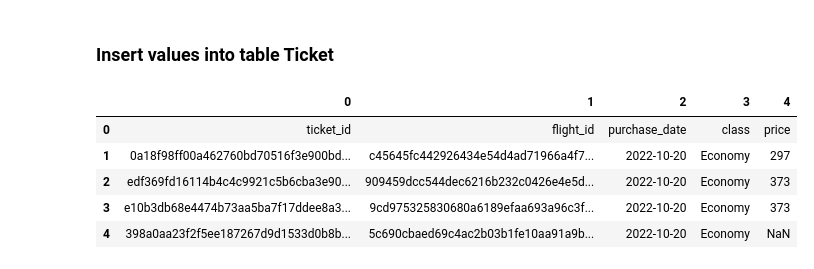
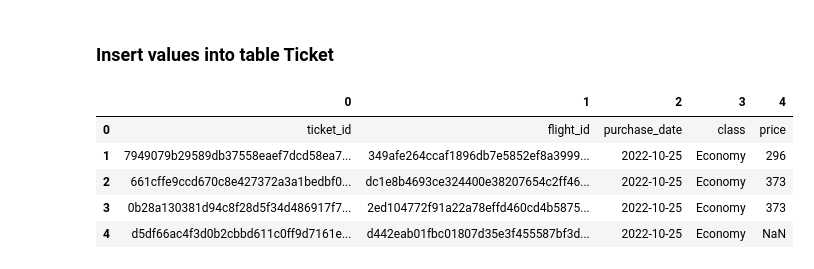
Before and after one commit to kurt980/HistoFlight2023, a Jupyter notebook: mysql/connectmysql.ipynb, the cells around one changed output. Drawn from its saved outputs; the diff is of its cells as text; code cells hidden in the pictures.

```diff
--- a/mysql/connectmysql.ipynb
+++ b/mysql/connectmysql.ipynb
@@ -219,15 +157,15 @@ conn.close()
 # %% [markdown]
 ### Insert values into table Ticket
 # %%
-df_ticket = pd.read_csv("E:\\UIUC\\CS411 Database Systems\\fa22-cs411-A-team047-Pepsi\\data\\2022.10.20-24\\ticket.csv",header=None)
+df_ticket = pd.read_csv("E:\\UIUC\\CS411 Database Systems\\fa22-cs411-A-team047-Pepsi\\data\\2022.10.25\\ticket.csv",header=None)
 df_ticket.head()
 # %% [output]
 |  | 0 | 1 | 2 | 3 | 4 |
 | 0 | ticket_id | flight_id | purchase_date | class | price |
-| 1 | 0a18f98ff00a462760bd70516f3e900bd... | c45645fc442926434e54d4ad71966a4f7... | 2022-10-20 | Economy | 297 |
-| 2 | edf369fd16114b4c4c9921c5b6cba3e90... | 909459dcc544dec6216b232c0426e4e5d... | 2022-10-20 | Economy | 373 |
-| 3 | e10b3db68e4474b73aa5ba7f17ddee8a3... | 9cd975325830680a6189efaa693a96c3f... | 2022-10-20 | Economy | 373 |
-| 4 | 398a0aa23f2f5ee187267d9d1533d0b8b... | 5c690cbaed69c4ac2b03b1fe10aa91a9b... | 2022-10-20 | Economy | NaN |
+| 1 | 7949079b29589db37558eaef7dcd58ea7... | 349afe264ccaf1896db7e5852ef8a3999... | 2022-10-25 | Economy | 296 |
+| 2 | 661cffe9ccd670c8e427372a3a1bedbf0... | dc1e8b4693ce324400e38207654c2ff46... | 2022-10-25 | Economy | 373 |
+| 3 | 0b28a130381d94c8f28d5f34d486917f7... | 2ed104772f91a22a78effd460cd4b5875... | 2022-10-25 | Economy | 373 |
+| 4 | d5df66ac4f3d0b2cbbd611c0ff9d7161e... | d442eab01fbc01807d35e3f455587bf3d... | 2022-10-25 | Economy | NaN |
 # %%
 # fill nan in 'price'
 df_ticket[4] = df_ticket[4].fillna('NULL')
```
Also changed, not shown: parts of 18 cells of this notebook, 2 other files.
